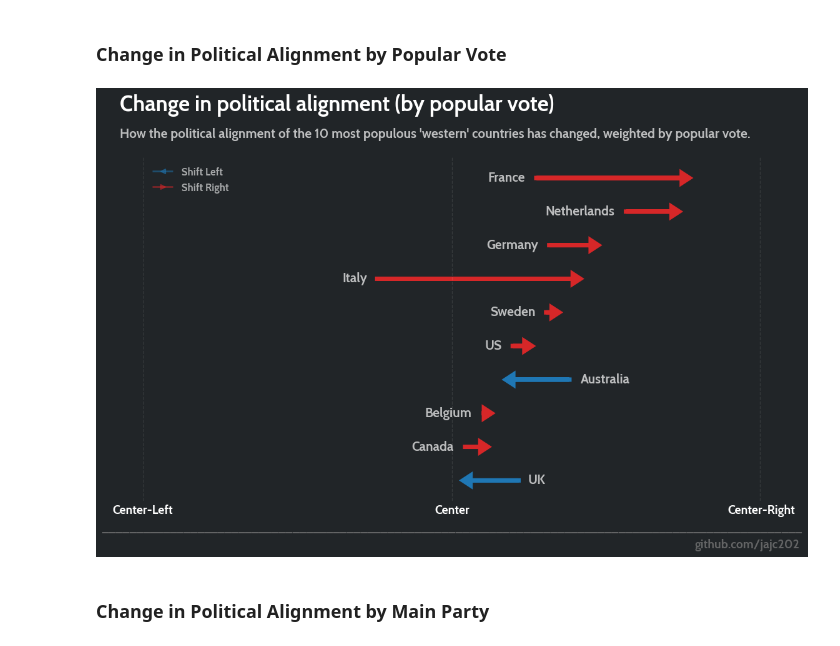
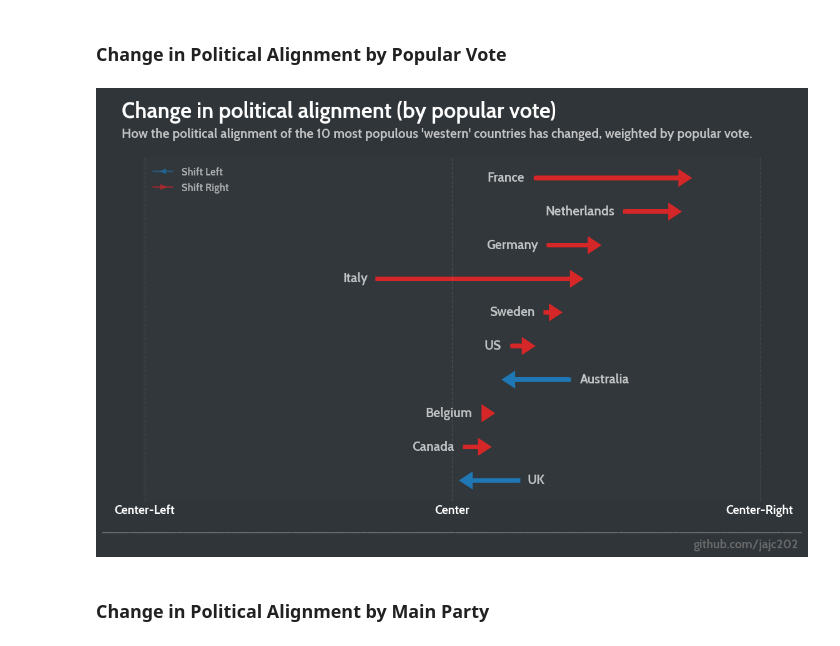
Before and after one commit to jajc202/PartiesInPower, a Jupyter notebook: 02. Code/02. Master Notebook/PiP_Master_Notebooks.ipynb, the cells around one changed output. Saved outputs shown, nothing was run; the diff lists cells and outputs as text; code cells hidden in the pictures.

```diff
--- a/02. Code/02. Master Notebook/PiP_Master_Notebooks.ipynb
+++ b/02. Code/02. Master Notebook/PiP_Master_Notebooks.ipynb
@@ -145,8 +145,8 @@ sns.set_theme(font=prop.get_name())
 style.use('fivethirtyeight')
 
 # Set various mpl parameters
-mpl.rcParams['axes.facecolor'] = '#212528'
-mpl.rcParams['figure.facecolor'] = '#212528'
+mpl.rcParams['axes.facecolor'] = '#31373b'
+mpl.rcParams['figure.facecolor'] = '#303539'
 mpl.rcParams['grid.color'] = 'white'
 mpl.rcParams['grid.alpha'] = 1
 mpl.rcParams['xtick.labelcolor'] = 'white'
@@ -173,16 +173,6 @@ for i in range(len(master_df)):
     # Determine line color based on direction of movement
     line_color = left_shift_color if latest_score < prev_score else right_shift_color
 
-    # Plot connecting line
-    #ax.plot(
-    #    [prev_score, latest_score],
-    #    [country, country],
-    #    color=line_color,
-    #    linestyle="-",
-    #    linewidth=5,
-    #    alpha=0.8
-    #)
-
     # Add an arrow showing direction
     ax.arrow(
         prev_score,
@@ -196,22 +186,10 @@ for i in range(len(master_df)):
         length_includes_head=True
     )
 
-    # Plot previous score marker
-    #ax.scatter(
-    #    prev_score,
-    #    country,
-    #    color=marker_edge_color,
-    #    s=25,
-    #    label="Previous Score" if i == 0 else "",
-    #    edgecolor=marker_edge_color,
-    #    linewidth=1
-    #)
-
-
 # Add a vertical lines for -1, 0 and 1
 ax.axvline(0, color="white", linestyle="--", linewidth=1, alpha=0.1)
 ax.axvline(-2, color="white", linestyle="--", linewidth=1, alpha=0.1)
-ax.axvline(1.99, color="white", linestyle="--", linewidth=1, alpha=0.1)
+ax.axvline(2, color="white", linestyle="--", linewidth=1, alpha=0.1)
 
 # Add country labels
 # UK
@@ -246,8 +224,11 @@ ax.text(x = 0.23, y = 8.9,
     s = 'France',fontsize = 15, color = 'white', alpha = .7, ha='left')
 
 # Add titles and various text
+# Buffer to fix margins
+ax.text(x = -2.15, y = 11,fontsize = 25, color = 'white', ha='left', alpha=0,
+        s = '.')
 # Title
-ax.text(x = -2.15, y = 11,fontsize = 25, color = 'white', ha='left',
+ax.text(x = -2.15, y = 10.8,fontsize = 25, color = 'white', ha='left',
         s = 'Change in political alignment (by popular vote)')
 # Subtitle
 ax.text(x = -2.15, y = 10.2, fontsize = 15, color = 'white', alpha = .7, ha='left',
@@ -276,35 +257,35 @@ x_tick_mapping = {
 plt.xticks(ticks=list(x_tick_mapping.keys()), labels=list(x_tick_mapping.values()), fontsize=14)
 # Remove y-ticks
 plt.yticks([], [])
 
 # Improve aesthetics
 # Limit x-axis
-plt.xlim(-2, 2)
+plt.xlim(-2.01, 2.01)
 # Remove xgrid lines
 plt.gca().xaxis.grid(False)
 # Remove extra spines
 sns.despine(left=True, bottom=True)
 # Adjust margins
 fig.tight_layout()
 fig.subplots_adjust(left=0.075, right=0.9)
 
 # Create legend
 # Create legend elements
 left_arrow = mlines.Line2D([], [], color=left_shift_color, marker='<', linestyle='-', linewidth=2, label="Shift Left")
 right_arrow = mlines.Line2D([], [], color=right_shift_color, marker='>', linestyle='-', linewidth=2, label="Shift Right")
 # Add legend to the plot
 leg = ax.legend(handles=[left_arrow, right_arrow], loc="upper left", fontsize=12, frameon=False)
 # Make legend arrows slightly transparent
 for lh in leg.legendHandles:
     lh.set_alpha(0.5)
 # Make legend text slightly transparent
 for ll in leg.texts:
     ll.set_alpha(0.6)
 
 # Show the plot
 plt.show()
 # %% [output]
-[figure, old version]
+[figure, new version]
 # %% [markdown]
 ### **Change in Political Alignment by Main Party**
 # %%
```
Also changed, not shown: parts of 1 cell of this notebook.
